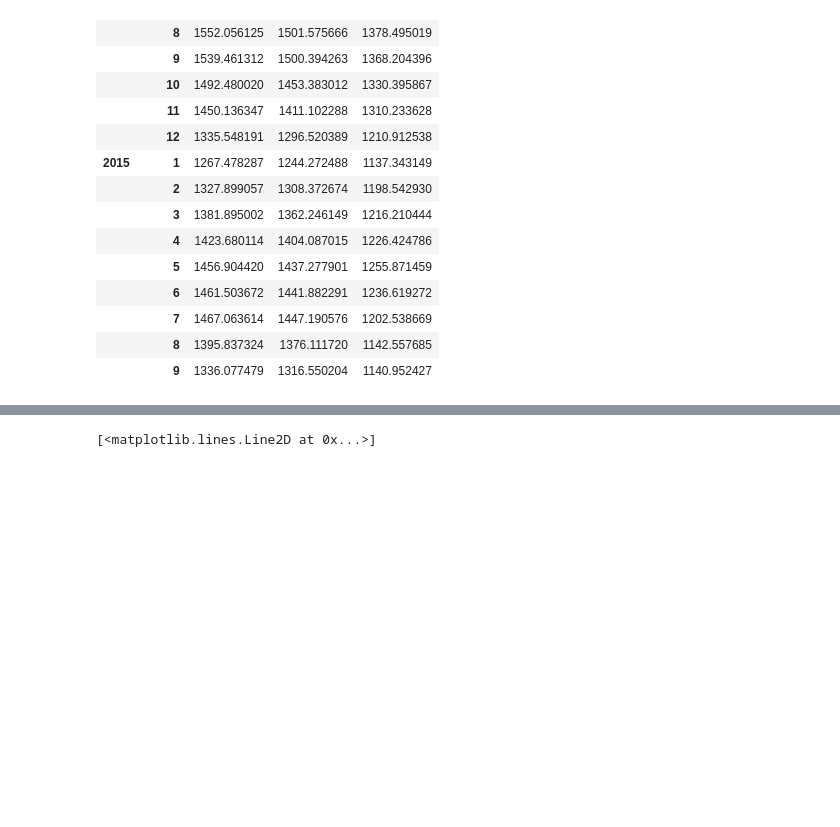
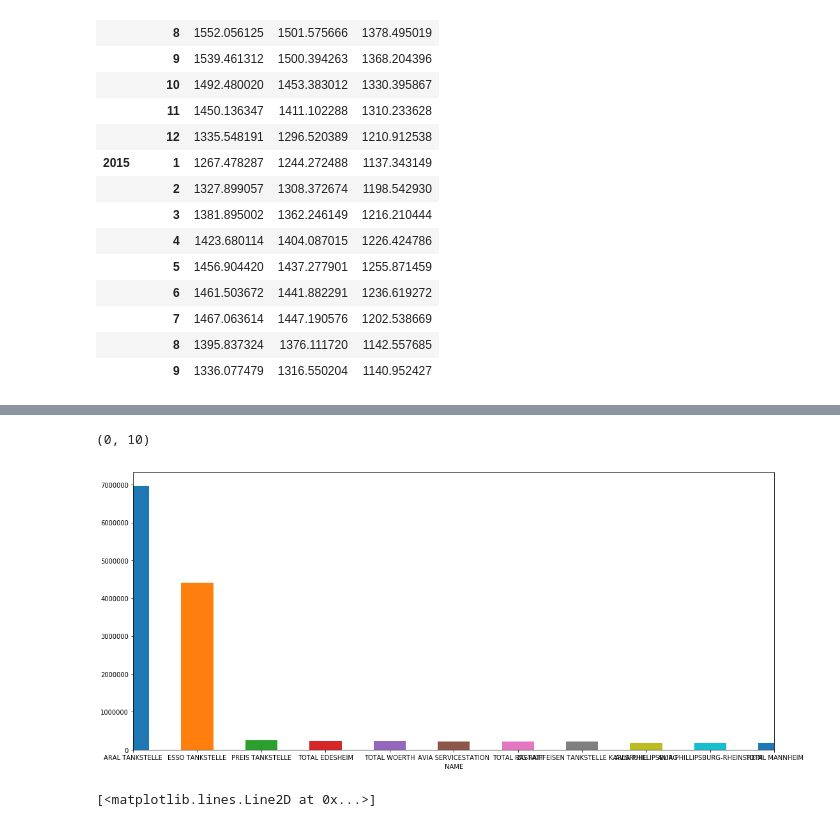
Before and after one commit to rakeshnandi/Introduction-to-Data-Science, a Jupyter notebook: Data Science Assignment.ipynb, the cells around one changed output, grey strips where cells are left out. Cells and saved outputs as stored; diff of their text form; code cells hidden in the pictures; blank space fills up the shorter version.

```diff
--- a/Data Science Assignment.ipynb
+++ b/Data Science Assignment.ipynb
@@ -120,0 +208,5 @@ prices.groupby(['Year','Month'])['E5','E10','DIESEL'].mean()
+# %%
+#Which Fuel Station sells most quantity of Fuel?
+
+nameFC = mergedData.groupby(['NAME'])['CHANGED'].sum().sort_values( ascending=False)
+print (nameFC)
@@ -121,3 +231,9 @@ prices.groupby(['Year','Month'])['E5','E10','DIESEL'].mean()
+# %%
+ax = nameFC.plot.bar(x='NAME', y='CHANGED', rot=0)
+ax.set_xlim(0,10)
+# %% [output]
+(0, 10)
+[figure, added]
 # %%
 prices.columns
 
```
Also changed, not shown: parts of 9 cells of this notebook.
